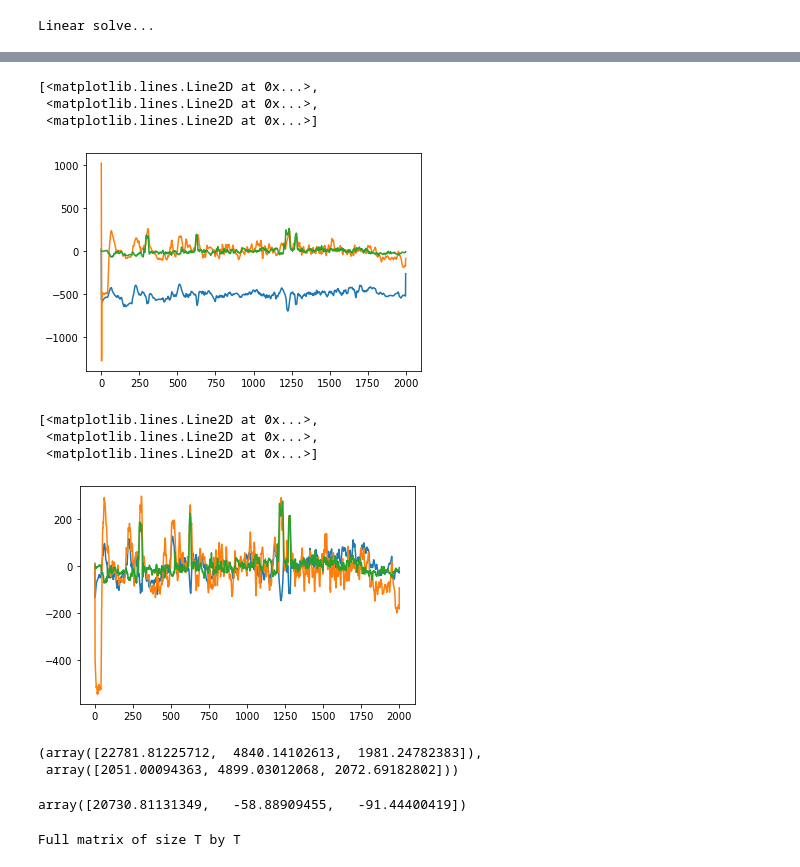
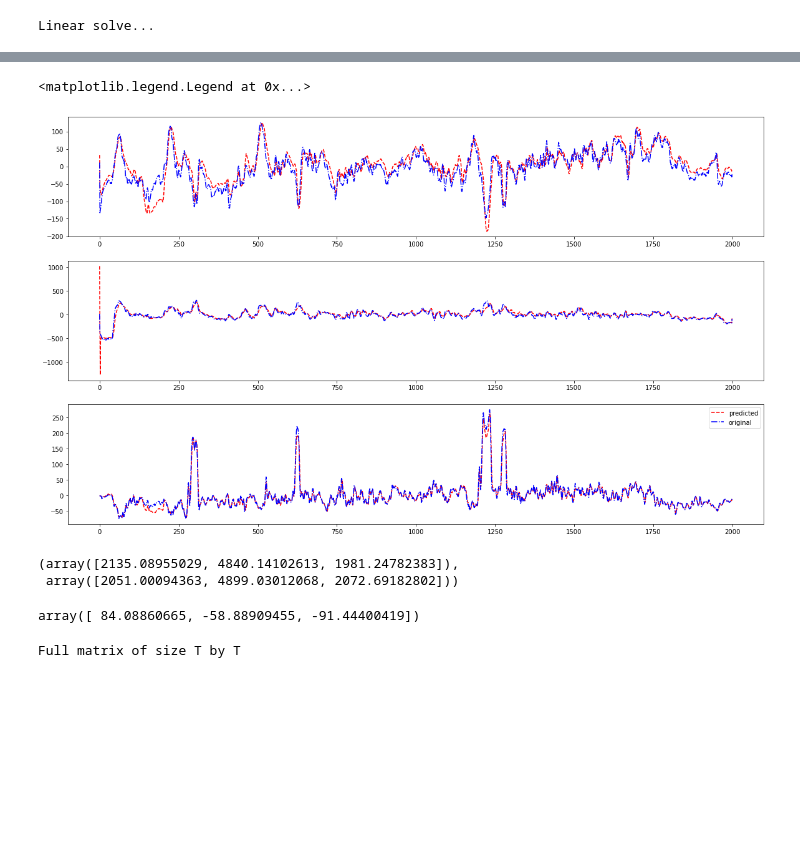
Before and after one commit to erialc-cal/eks, a Jupyter notebook: Kalman via optimisation.ipynb, the cells around one changed output, grey strips where cells are left out. Cells and saved outputs as stored; diff of their text form; code cells hidden in the pictures; blank space fills up the shorter version.

```diff
--- a/Kalman via optimisation.ipynb
+++ b/Kalman via optimisation.ipynb
@@ -239,12 +243,13 @@ def get_likelihood(y, q, mu0, S0, A, B, D, E):
     plt.plot(loglik)
     return loglik
 # %%
-mean_array[0] = mu0[0]
+#mean_array[0] = mu0[0]
 # %%
 q_norm = np.zeros((T,r))
 for i in range(r):
     q_norm[:,i] = q[:,i]-mean_array[i]
 q_norm[:,0]=q[:,0]- mu0[0]
+q_test[:,0]=q_test[:,0]- mu0[0]
 # %%
 log1 = get_likelihood(y,q_test.T, mu0, S0, A, B, D, E)
 log0 =  get_likelihood(y,q_norm.T, mu0, S0, A, B, D, E)
@@ -278,31 +283,26 @@ invD = np.linalg.inv(D)
 G_pred = gradient2(q_test, y, mu0, S0, A, B, invD, invE)
 G_o = gradient2(q_norm, y, mu0, S0, A, B, invD, invE)
 # %%
-plt.plot(G_pred)
+fig, ax = plt.subplots(3,1,figsize=(20,12))
+for i in range(3):
+    ax[i].plot(G_pred[:,i], "r--", label='predicted')
+    ax[i].plot(G_o[:,i], "b-.", label='original')
+plt.legend()
 # %% [output]
-[<matplotlib.lines.Line2D at 0x...>,
- <matplotlib.lines.Line2D at 0x...>,
- <matplotlib.lines.Line2D at 0x...>]
+<matplotlib.legend.Legend at 0x...>
-[figure, old version]
+[figure, new version]
-# %%
-plt.plot(G_o)
-# %% [output]
-[<matplotlib.lines.Line2D at 0x...>,
- <matplotlib.lines.Line2D at 0x...>,
- <matplotlib.lines.Line2D at 0x...>]
-[figure, removed]
 # %%
 No = np.linalg.norm(G_o,axis=0)
 Npred = np.linalg.norm(G_pred,axis=0)
 # %%
 Npred, No
 # %% [output]
-(array([22781.81225712,  4840.14102613,  1981.24782383]),
+(array([2135.08955029, 4840.14102613, 1981.24782383]),
  array([2051.00094363, 4899.03012068, 2072.69182802]))
 # %%
 Npred-No
 # %% [output]
-array([20730.81131349,   -58.88909455,   -91.44400419])
+array([ 84.08860665, -58.88909455, -91.44400419])
 # %%
 H = hessian(y, mu0, S0, A, B, invD, invE, compressed=False)
 minimum = G_o.T @ np.linalg.inv(H) @ G_o
```
Also changed, not shown: parts of 23 cells of this notebook, 1 other file.
